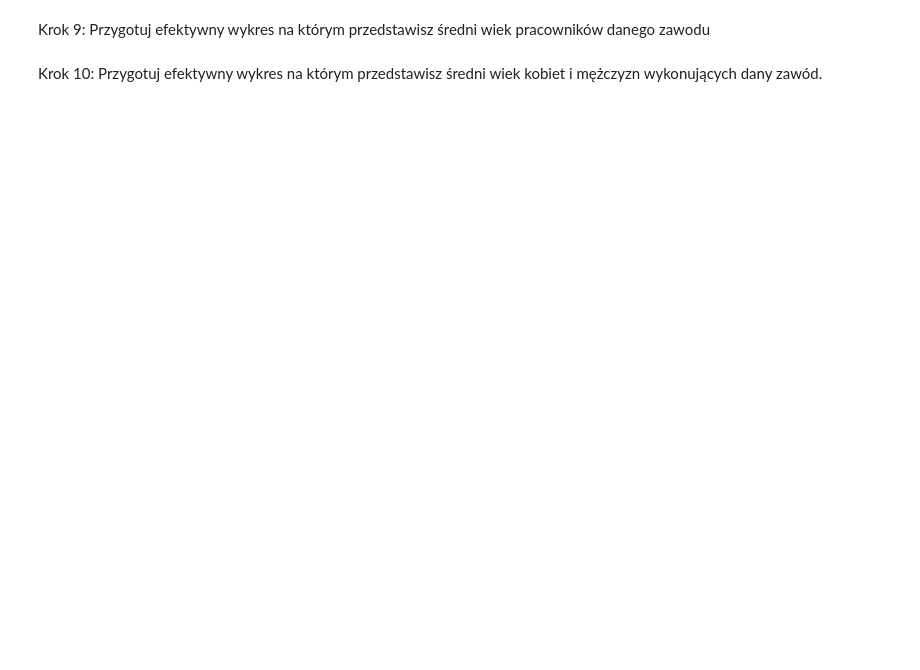
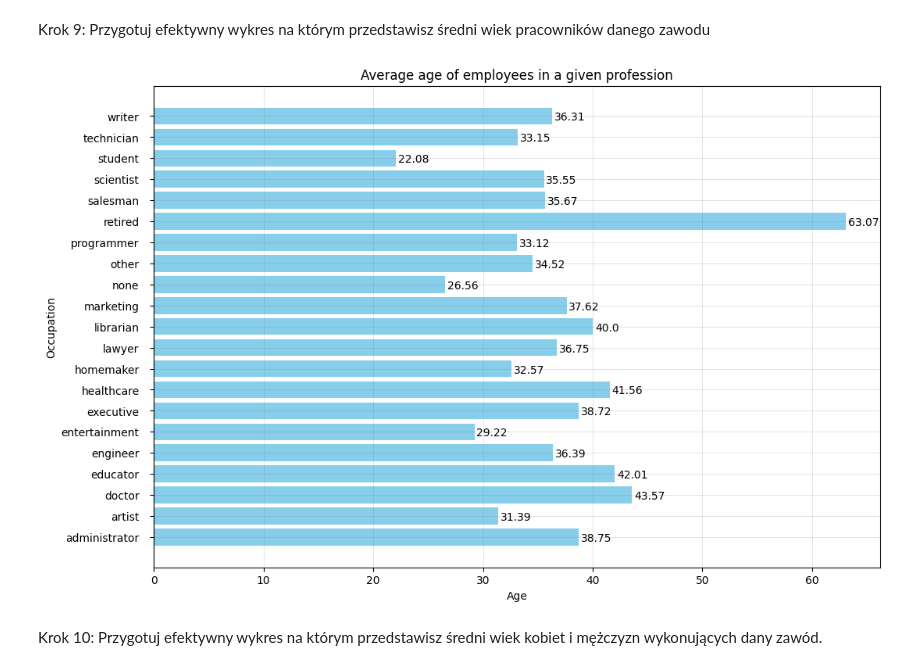
Before and after one commit to ppurs/effective_python_lab, a Jupyter notebook: lab12.ipynb, the cells around one changed output. Drawn from its saved outputs; the diff is of its cells as text; code cells hidden in the pictures; blank space fills up the shorter version.

```diff
--- a/lab12.ipynb
+++ b/lab12.ipynb
@@ -242,4 +350,27 @@ Wykorzystaj https://matplotlib.org/gallery/api/barchart.html#sphx-glr-gallery-ap
 # %% [markdown]
 Krok 9: Przygotuj efektywny wykres na którym przedstawisz średni wiek pracowników danego zawodu
+# %%
+mean_age = occupation_data.groupby("occupation")["age"].mean()
+
+fig, ax = plt.subplots(figsize=(12, 8))
+
+ax.barh(mean_age.keys(), mean_age.values,  color='SkyBlue')
+
+ax.yaxis.set_tick_params(pad = 10)
+
+ax.grid( color ='grey', linewidth = 0.5, alpha = 0.3)
+
+for i in ax.patches:
+    plt.text(i.get_width()+0.2, i.get_y()+0.2,
+             str(round((i.get_width()), 2)),
+             color ='black')
+
+ax.set_title('Average age of employees in a given profession')
+ax.set_xlabel('Age')
+ax.set_ylabel('Occupation')
+
+plt.show()
+# %% [output]
+[figure, added]
 # %% [markdown]
 Krok 10: Przygotuj efektywny wykres na którym przedstawisz średni wiek kobiet i mężczyzn wykonujących dany zawód.
```
Also changed, not shown: parts of 11 cells of this notebook.
